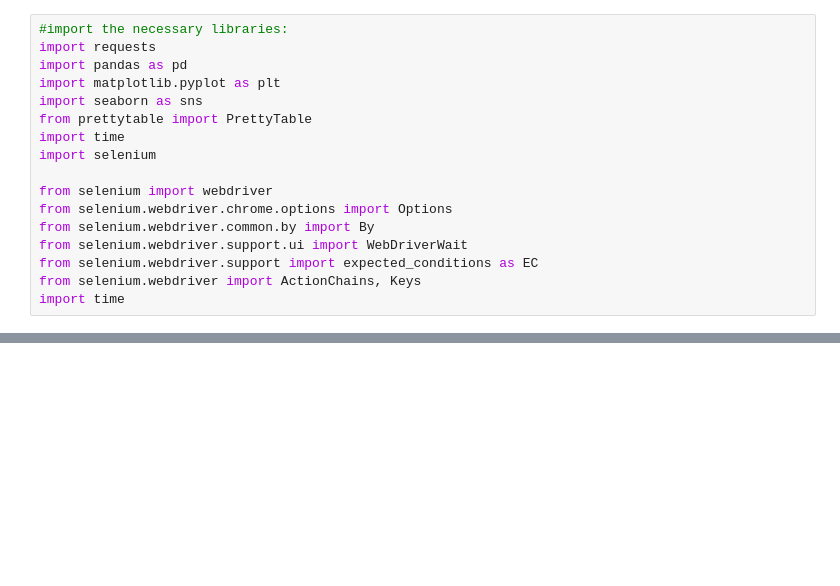
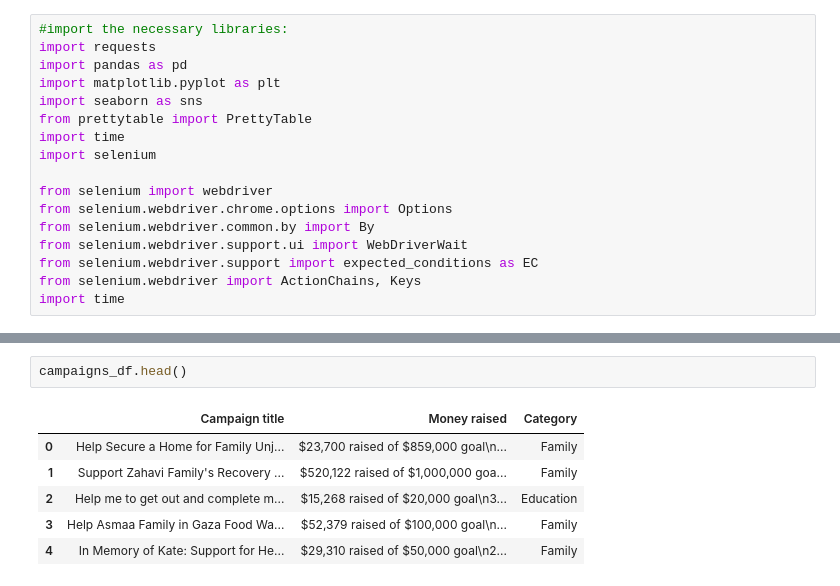
Before and after one commit to rp1177/Data-Analyst-Portfolio, a Jupyter notebook: Python/Untitled.ipynb, the cells around one changed output, grey strips where cells are left out. Saved outputs shown, nothing was run; the diff lists cells and outputs as text; blank space fills up the shorter version.

```diff
--- a/Python/Untitled.ipynb
+++ b/Python/Untitled.ipynb
@@ -61,0 +108,9 @@ driver.close()
+# %%
+campaigns_df.head()
+# %% [output]
+|  | Campaign title | Money raised | Category |
+| 0 | Help Secure a Home for Family Unj... | $23,700 raised of $859,000 goal\n... | Family |
+| 1 | Support Zahavi Family's Recovery ... | $520,122 raised of $1,000,000 goa... | Family |
+| 2 | Help me to get out and complete m... | $15,268 raised of $20,000 goal\n3... | Education |
+| 3 | Help Asmaa Family in Gaza Food Wa... | $52,379 raised of $100,000 goal\n... | Family |
+| 4 | In Memory of Kate: Support for He... | $29,310 raised of $50,000 goal\n2... | Family |
```
Also changed, not shown: parts of 13 cells of this notebook.
